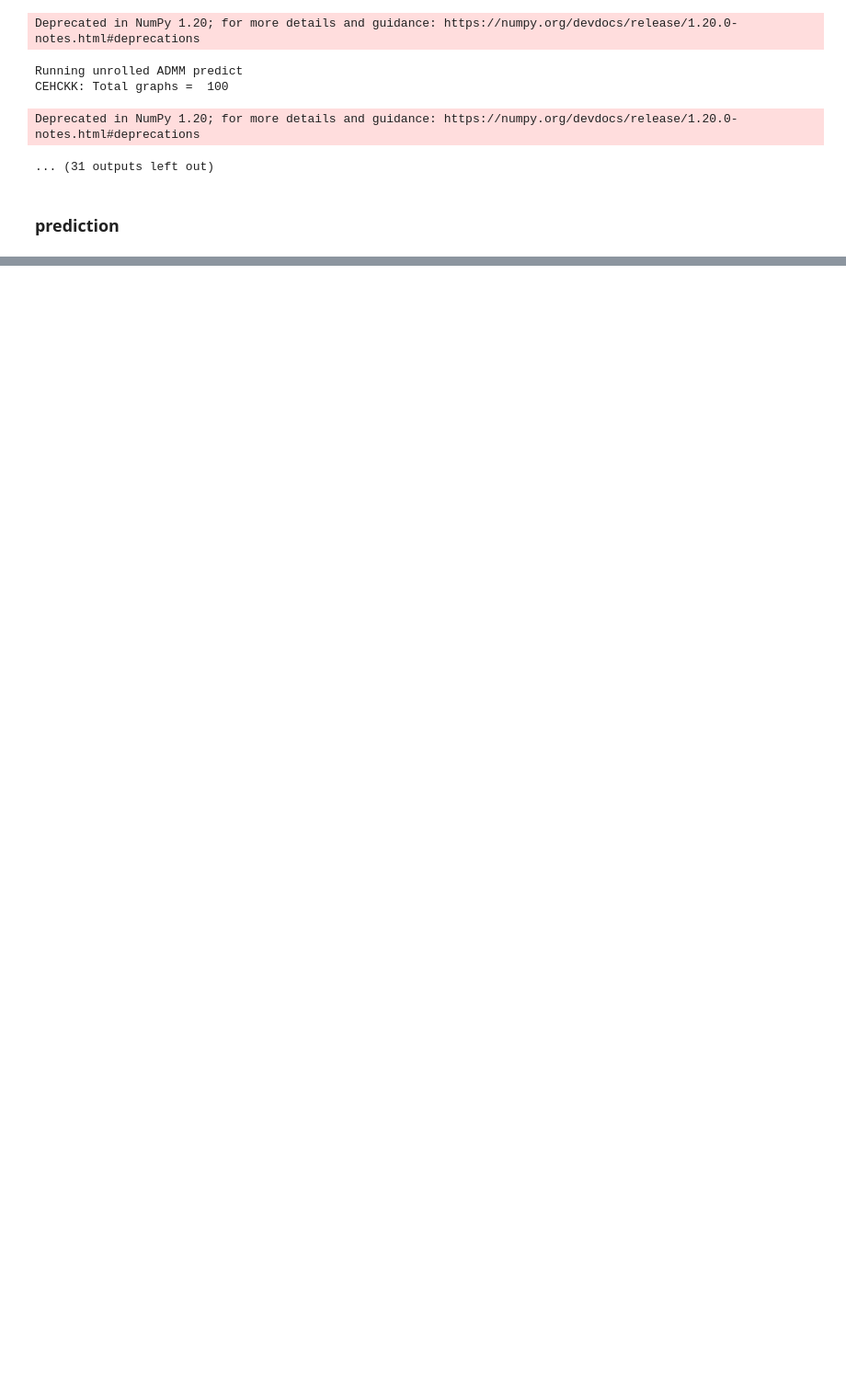
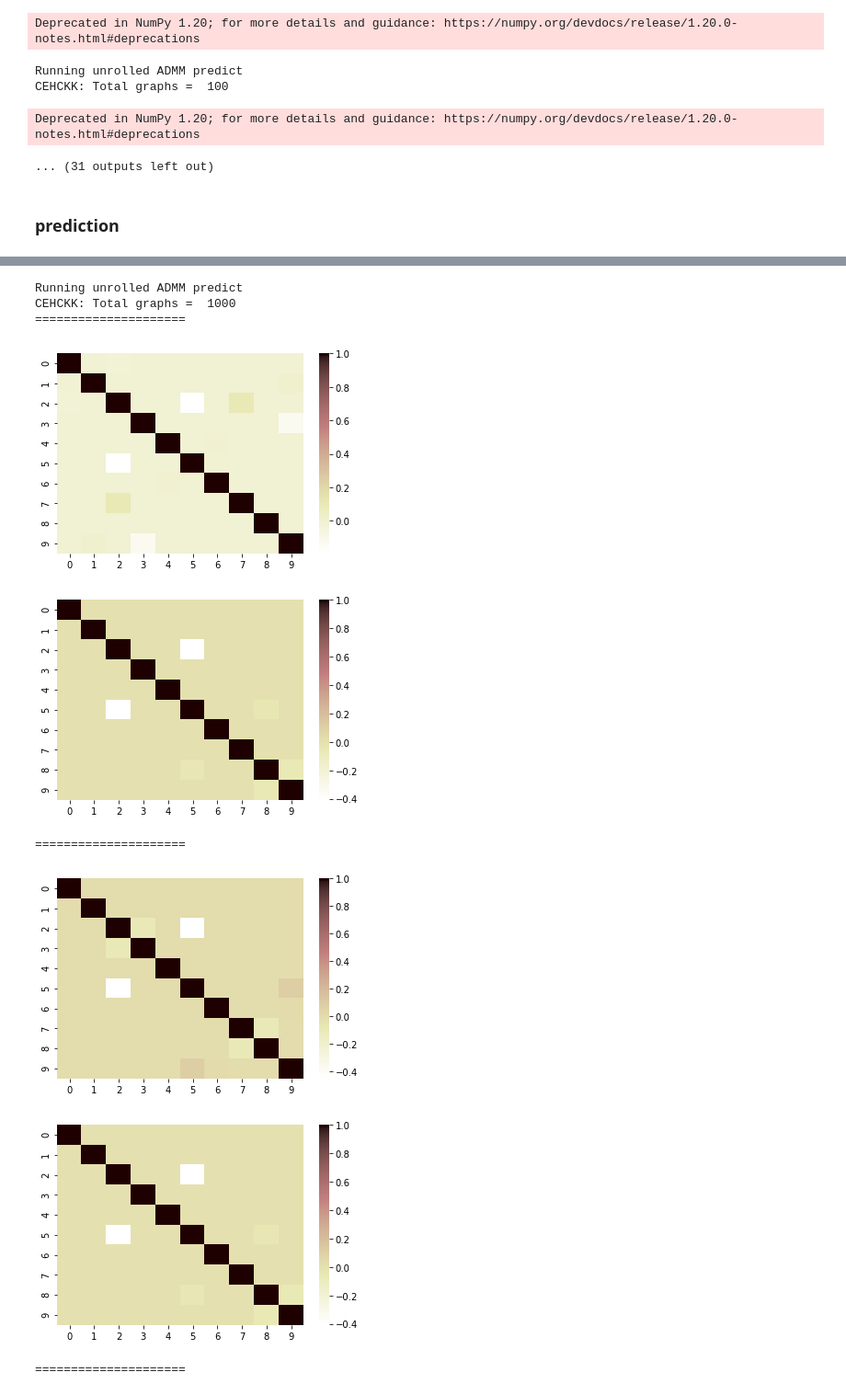
Before and after one commit to UnrollingPaper/GLAD_reproduce, a Jupyter notebook: reproduction_of_figure4.ipynb, the cells around one changed output, grey strips where cells are left out. Shown at 92% size. Drawn from its saved outputs; the diff is of its cells as text; code cells hidden in the pictures; blank space fills up the shorter version.

```diff
--- a/reproduction_of_figure4.ipynb
+++ b/reproduction_of_figure4.ipynb
@@ -325,8 +325,8 @@ def train_glasso(data, valid_data=[]):  # tied lista
         if len(valid_data) > 0:
             # get the SHD on the valid data and the train data
             # curr_valid_shd, curr_valid_nmse = glasso_predict(model, valid_data)
-            curr_valid_shd, curr_valid_ps, curr_valid_nmse, curr_valid_gmse = glasso_predict(model, valid_data)
-            curr_train_shd, curr_train_ps, curr_train_nmse, curr_valid_gmse = glasso_predict(model, data)
+            curr_valid_shd, curr_valid_ps, curr_valid_nmse, curr_valid_gmse, curr_valid_gmse_ediag = glasso_predict(model, valid_data)
+            curr_train_shd, curr_train_ps, curr_train_nmse, curr_valid_gmse, curr_valid_gmse_ediag = glasso_predict(model, data)
             print('valid/train: shd %0.2f/%0.2f ps %0.2f/%0.2f nmse %0.2f/%0.2f' % (
             curr_valid_shd, curr_train_shd, curr_valid_ps, curr_train_ps, curr_valid_nmse, curr_train_nmse))
             #            if curr_valid_shd <= best_valid_shd:
@@ -345,6 +345,7 @@ def train_glasso(data, valid_data=[]):  # tied lista
                 best_nmse_model = copy.deepcopy(model)
                 best_valid_nmse = curr_valid_nmse
                 print('epoch = ', epoch, ' Updating the best nmse model with valid gmse = ', curr_valid_gmse)
+                print('epoch = ', epoch, ' Updating the best nmse model with valid gmse except diag = ', curr_valid_gmse_ediag)
             model.train()
             print('loss_summary:: epoch: ', epoch, ' loss: ', sum(epoch_loss)/len(epoch_loss))#, ' NMSE loss: ', 10*np.log10( (np.sum(np.array(epoch_loss)))/(len(epoch_loss)*E_norm_xtrue)))
     #    print('ans: ', theta_pred)
@@ -500,15 +501,18 @@ def glasso_predict(model, data, flagP=False, SAVE_GRAPH=False, eM=0, name='', mn
                                                                      theta_true_b), -1  # get_convergence_loss(theta_pred[0]-theta_pred_diag, theta_true_b-theta_true_b_diag)
                 res_conv[k + 1].append([cv_loss, cv_loss_off_diag])
 
-            plt.figure()
-            seaborn.heatmap(theta_pred[0].cpu().detach().numpy(),cmap="pink_r")
-            plt.show()
+            if Plot:
+                print("=====================")
 
-            plt.figure()
-            seaborn.heatmap(theta_true_b[0].cpu().detach().numpy(),cmap="pink_r")
-            plt.show()
+                plt.figure()
+                seaborn.heatmap(theta_pred[0][:10,:10].cpu().detach().numpy(),cmap="pink_r",vmax=1)
+                plt.show()
 
-            final_nmse, final_gmse = get_convergence_loss(theta_pred[0], theta_true_b)
+                plt.figure()
+                seaborn.heatmap(theta_true_b[0][:10,:10].cpu().detach().numpy(),cmap="pink_r",vmax=1)
+                plt.show()
+
+            final_nmse, final_gmse, n, d, final_gmse_exp_diag, n1, d1 = get_convergence_loss(theta_pred[0], theta_true_b)
             theta_pred = theta_pred[0].data.cpu().numpy()
             #        theta_true_b = theta_true_b[0].data.cpu().numpy()
             theta_true_b = theta_true_b.data.cpu().numpy()
@@ -530,12 +534,12 @@ def glasso_predict(model, data, flagP=False, SAVE_GRAPH=False, eM=0, name='', mn
             print(*sum(list(map(list, zip(res_mean, res_std))), []), sep=', ')
 
             # print('ITR, conv.loss, obj_val_pred, obj_val_true_model_rho, obj_val_pred_args_rho')#, theta_pred)
-            print(
-                'ITR, conv_loss"ecoli_M"+str(eM), obj_val_pred, obj_val_true_model_rho, obj_val_pred_args_rho, conv_loss_off_diag')  # , theta_pred)
-            for i in res_conv:
-                mean_vec = ["%.3f" % x for x in np.mean(res_conv[i], 0)]
-                std_vec = ["%.3f" % x for x in np.std(res_conv[i], 0)]
-                print(i, *sum(list(map(list, zip(mean_vec, std_vec))), []), sep=', ')
+#             print(
+#                 'ITR, conv_loss"ecoli_M"+str(eM), obj_val_pred, obj_val_true_model_rho, obj_val_pred_args_rho, conv_loss_off_diag')  # , theta_pred)
+#             for i in res_conv:
+#                 mean_vec = ["%.3f" % x for x in np.mean(np.array(res_conv[i].cpu().detach()), 0)]
+#                 std_vec = ["%.3f" % x for x in np.std(np.array(res_conv[i].cpu().detach()), 0)]
+#                 print(i, *sum(list(map(list, zip(mean_vec, std_vec))), []), sep=', ')
         #            print(i, np.mean(res_conv[i], 0), np.std(res_conv[i], 0))
 
         if SAVE_GRAPH:
@@ -555,7 +559,7 @@ def glasso_predict(model, data, flagP=False, SAVE_GRAPH=False, eM=0, name='', mn
             # nx.write_gpickle(G, name+'_'+str(eM)+'.gpickle')
             nx.write_adjlist(G, name + '_' + str(eM) + '.adjlist')
 
-        return np.float(res_mean[3]), np.float(res_mean[6]), final_nmse, final_gmse  # The PS mean value, final NMSE obtained
+        return np.float(res_mean[3]), np.float(res_mean[6]), final_nmse, final_gmse, final_gmse_exp_diag  # The PS mean value, final NMSE obtained
 # %% [markdown]
 ### training process
 # %%
@@ -654,0 +679,13 @@ CEHCKK: Total graphs =  100
+# %%
+Plot = True
+glasso_predict(ps_model, test_data, True)
+# %% [output]
+Running unrolled ADMM predict
+CEHCKK: Total graphs =  1000
+=====================
+[figure, added]
+[figure, added]
+=====================
+[figure, added]
+[figure, added]
+=====================
```
Also changed, not shown: parts of 4 cells of this notebook, 4 other files.
